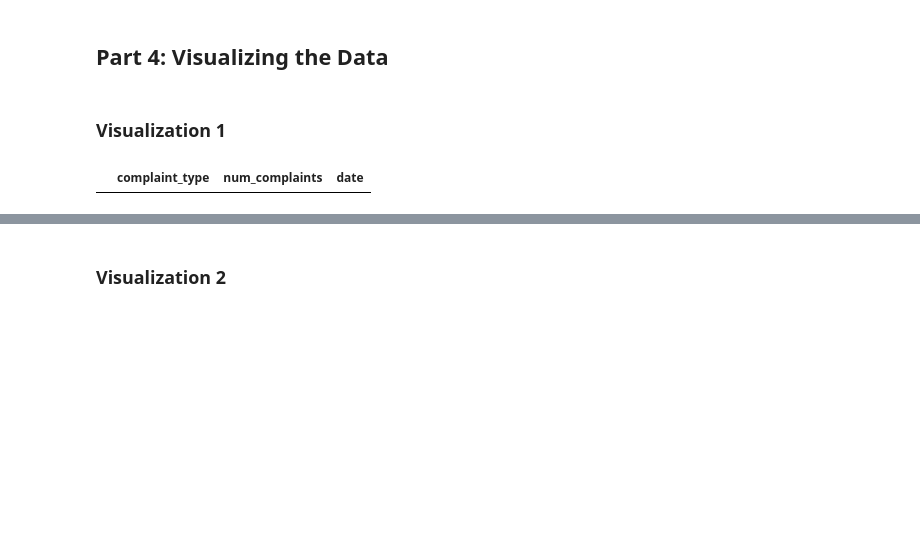
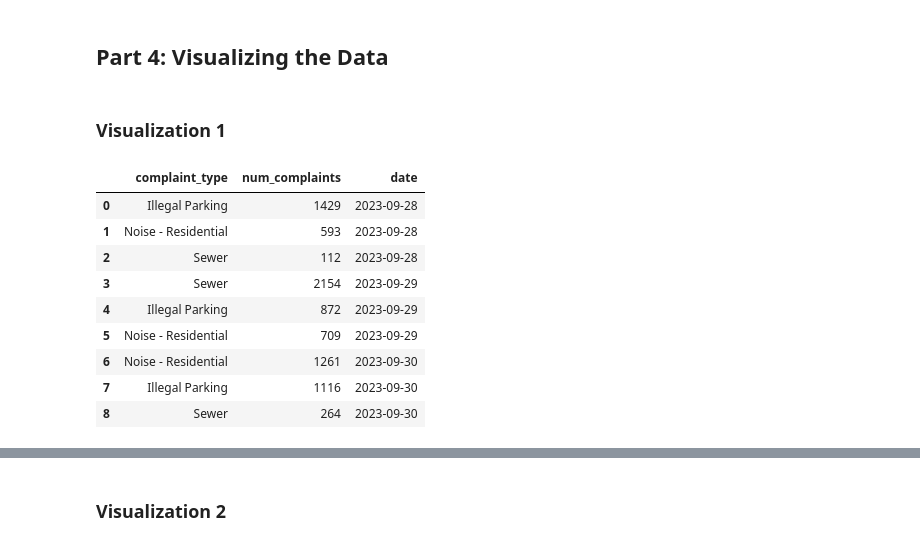
Before and after one commit to JiYu-Ella/Final_Project, a Jupyter notebook: Project Template.ipynb, the cells around one changed output, grey strips where cells are left out. Cells and saved outputs as stored; diff of their text form; code cells hidden in the pictures; blank space fills up the shorter version.

```diff
--- a/Project Template.ipynb
+++ b/Project Template.ipynb
@@ -570,8 +563,7 @@ write_query_to_file(QUERY_1, QUERY_1_FILENAME)
 # %%
 QUERY_2_FILENAME = QUERY_DIR / "greenery"
 
-QUERY_2 =
-"""
+QUERY_2 = """
 SELECT zipcode, COUNT(tree_id) AS num_trees
 FROM trees
 GROUP BY zipcode
@@ -607,8 +599,7 @@ df_zillow_data[(df_zillow_data["state"] == "NY") & (df_zillow_data["regionname"]
 | 972 | 62016 | 1025 | 11205 | NY | NY | New York | New York-Newark-Jersey City, NY-N... | Kings County | 2360.704768 | ... |
 # %%
 QUERY_3_FILENAME = QUERY_DIR / "avg_rent"
-QUERY_3 =
-"""
+QUERY_3 = """
 WITH sub_trees AS
 (SELECT zipcode, COUNT(tree_id) AS num_trees
 FROM trees
@@ -637,8 +627,7 @@ write_query_to_file(QUERY_3, QUERY_3_FILENAME)
 ### Query 4
 # %%
 QUERY_4_FILENAME = QUERY_DIR / "correlation"
-QUERY_4 =
-"""
+QUERY_4 = """
 WITH sub_trees2 AS
 (SELECT zipcode, COUNT(tree_id) AS num_trees
 FROM trees
@@ -698,8 +687,7 @@ write_query_to_file(QUERY_4, QUERY_4_FILENAME)
 ### Query 5
 # %%
 QUERY_5_FILENAME = QUERY_DIR / "greenery_2"
-QUERY_5 =
-"""
+QUERY_5 = """
 SELECT
     z.zipcode,
     COUNT(t.tree_id) AS num_trees
@@ -791,29 +781,37 @@ def num_complaints_per_day_visual(dataframe):
     plt.show()
 # %%
 def get_data_for_visual_1():
-    query =
-    """
+    query = """
     With top_three AS
     (SELECT complaint_type, COUNT(unique_key) AS num_complaints
     FROM complaints
     WHERE created_date BETWEEN '2023-09-28T00:00:00' AND '2023-09-30T23:59:59'
     GROUP BY complaint_type
     ORDER BY num_complaints DESC
     LIMIT 3)
 
     SELECT top_three.complaint_type, COUNT(unique_key) AS num_complaints, DATE_TRUNC('day', created_date) AS date
     FROM complaints
     JOIN top_three ON top_three.complaint_type = complaints.complaint_type
     GROUP BY date, top_three.complaint_type
     ORDER BY date, num_complaints DESC;
     """
     with engine.connect() as conn:
         result_df = pd.read_sql_query(query, conn)
     return result_df
 result = get_data_for_visual_1()
 result
 # %% [output]
 |  | complaint_type | num_complaints | date |
+| 0 | Illegal Parking | 1429 | 2023-09-28 |
+| 1 | Noise - Residential | 593 | 2023-09-28 |
+| 2 | Sewer | 112 | 2023-09-28 |
+| 3 | Sewer | 2154 | 2023-09-29 |
+| 4 | Illegal Parking | 872 | 2023-09-29 |
+| 5 | Noise - Residential | 709 | 2023-09-29 |
+| 6 | Noise - Residential | 1261 | 2023-09-30 |
+| 7 | Illegal Parking | 1116 | 2023-09-30 |
+| 8 | Sewer | 264 | 2023-09-30 |
 # %%
 visual1_df = get_data_for_visual_1()
 num_complaints_per_day_visual(visual1_df)
```
Also changed, not shown: parts of 29 cells of this notebook, 4 other files.
